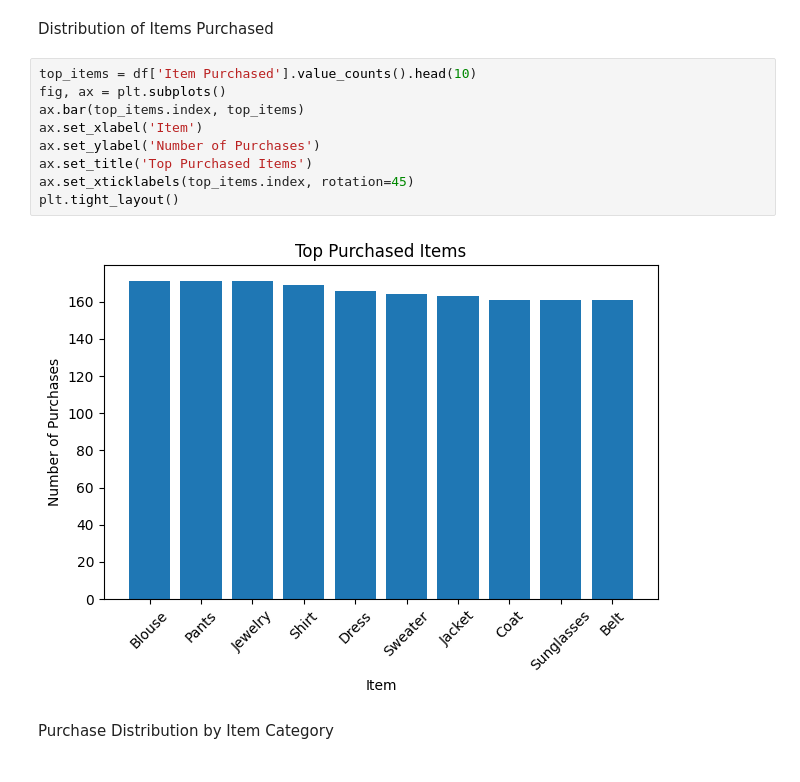
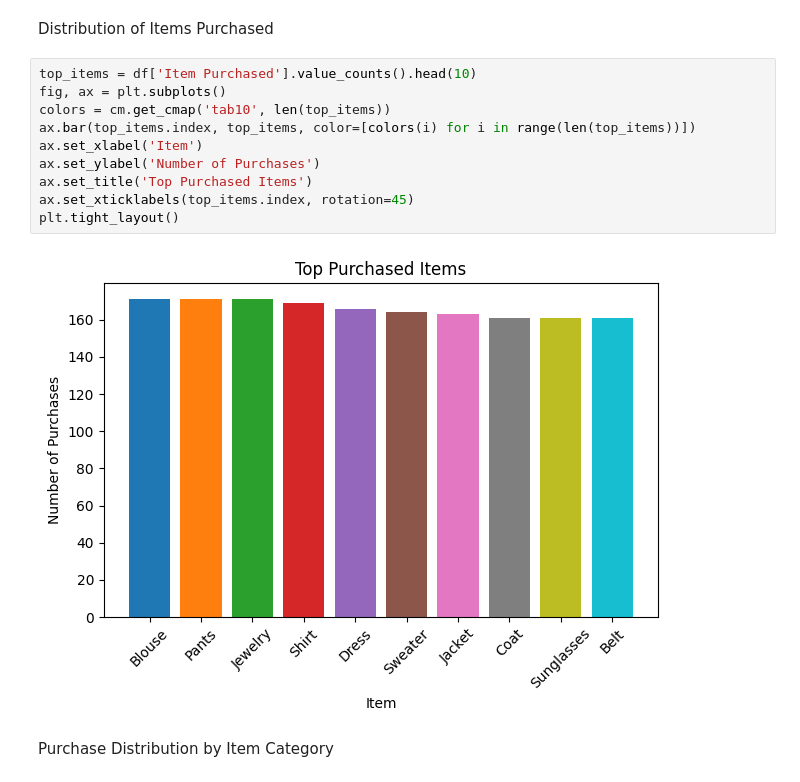
Before and after one commit to bandito19/EDA-Projects, a Jupyter notebook: Shopping Trends/trends.ipynb, the cells around one changed output. Cells and saved outputs as stored; diff of their text form.

Commit message:
color maps

```diff
--- a/Shopping Trends/trends.ipynb
+++ b/Shopping Trends/trends.ipynb
@@ -47,14 +48,15 @@ Distribution of Items Purchased
 # %%
 top_items = df['Item Purchased'].value_counts().head(10)
 fig, ax = plt.subplots()
-ax.bar(top_items.index, top_items)
+colors = cm.get_cmap('tab10', len(top_items))
+ax.bar(top_items.index, top_items, color=[colors(i) for i in range(len(top_items))])
 ax.set_xlabel('Item')
 ax.set_ylabel('Number of Purchases')
 ax.set_title('Top Purchased Items')
 ax.set_xticklabels(top_items.index, rotation=45)
 plt.tight_layout()
 # %% [output]
-[figure, old version]
+[figure, new version]
 # %% [markdown]
 Purchase Distribution by Item Category
 # %%
```
Also changed, not shown: parts of 3 cells of this notebook.
